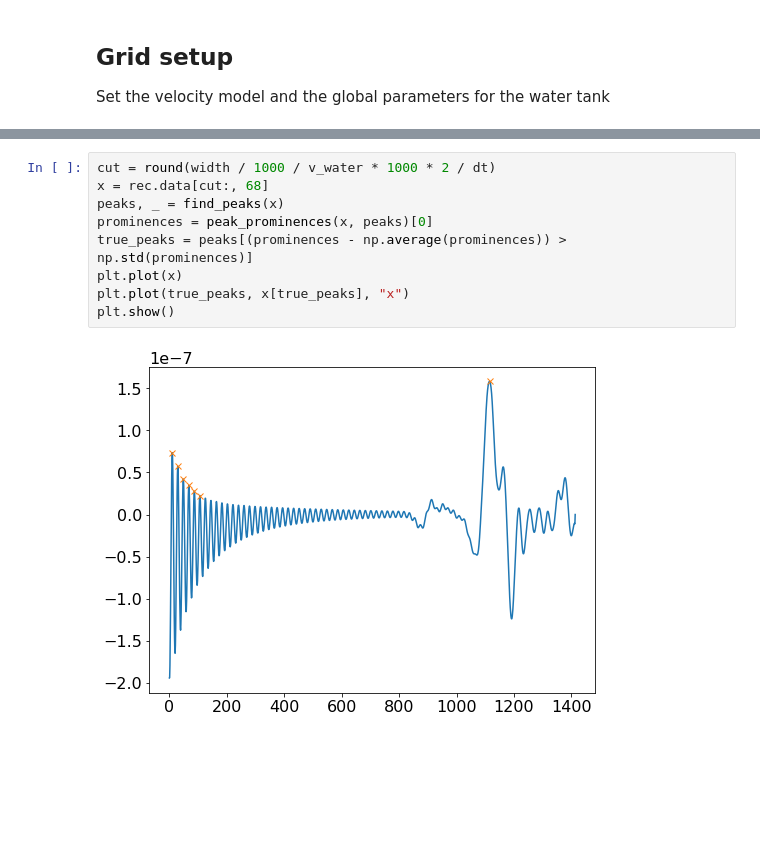
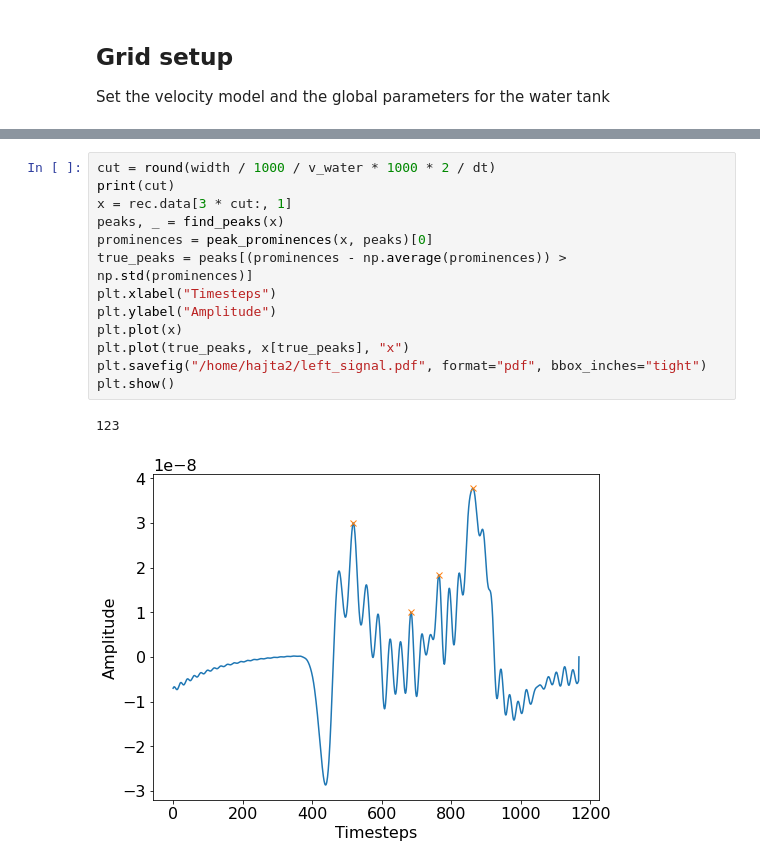
Before and after one commit to bgd54/sonar-FWI, a Jupyter notebook: water_tank/peak_finding.ipynb, the cells around one changed output, grey strips where cells are left out. Drawn from its saved outputs; the diff is of its cells as text; blank space fills up the shorter version.

```diff
--- a/water_tank/peak_finding.ipynb
+++ b/water_tank/peak_finding.ipynb
@@ -125,11 +237,16 @@ plot_shotrecord(rec.data, model, t0, tn)
 # %%
 cut = round(width / 1000 / v_water * 1000 * 2 / dt)
-x = rec.data[cut:, 68]
+print(cut)
+x = rec.data[3 * cut:, 1]
 peaks, _ = find_peaks(x)
 prominences = peak_prominences(x, peaks)[0]
 true_peaks = peaks[(prominences - np.average(prominences)) > np.std(prominences)]
+plt.xlabel("Timesteps")
+plt.ylabel("Amplitude")
 plt.plot(x)
 plt.plot(true_peaks, x[true_peaks], "x")
+plt.savefig("/home/hajta2/left_signal.pdf", format="pdf", bbox_inches="tight")
 plt.show()
 # %% [output]
+123
-[figure, old version]
+[figure, new version]
```
Also changed, not shown: parts of 11 cells of this notebook, 2 other files.
